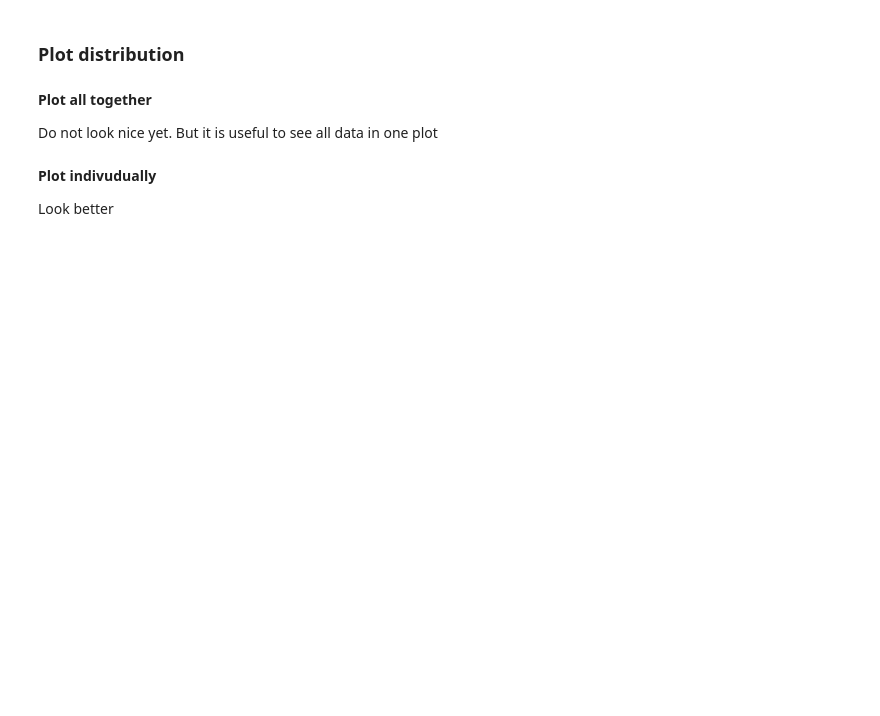
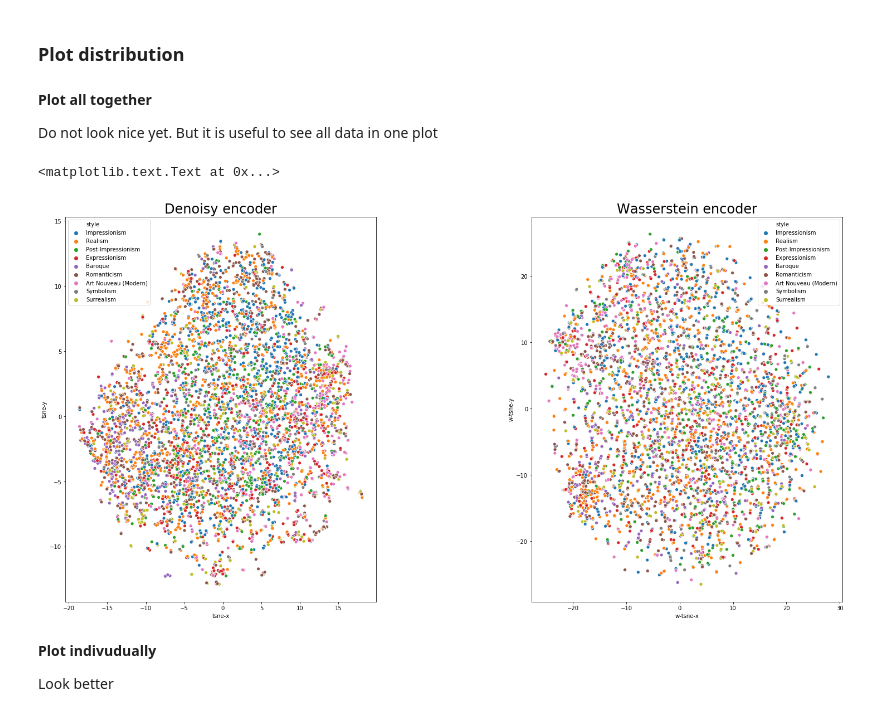
Before and after one commit to ignaciogatti/art-deep-learning, a Jupyter notebook: AVA-Autoencoder-embedding.ipynb, the cells around one changed output. Saved outputs shown, nothing was run; the diff lists cells and outputs as text; code cells hidden in the pictures; blank space fills up the shorter version.

Commit message:
Update images

```diff
--- a/AVA-Autoencoder-embedding.ipynb
+++ b/AVA-Autoencoder-embedding.ipynb
@@ -26,5 +33,5 @@ df_artworks.head()
 # %%
-df_sample = df_artworks.sample(n=10000)
+df_sample = df_artworks.sample(n=5000)
 # %%
 #Artwork codes
 
@@ -62,7 +88,7 @@ from sklearn.manifold import TSNE
 from sklearn.decomposition import PCA
 
 pca = PCA(n_components=100)
-tsne = TSNE(n_components=2, perplexity=10, n_iter=500)
+tsne = TSNE(n_components=2, perplexity=28, learning_rate=50, n_iter=500)
 # %% [markdown]
 Reduce dimensions to plot TSNE distribution. Because some approaches are high dimensional, first we do an approximation using PCA and the apply TSNE.
 # %%
@@ -93,25 +126,28 @@ Do not look nice yet. But it is useful to see all data in one plot
 # %%
 fig, ax =plt.subplots(1,2, figsize=(25,12))
 
 left   =  0.125  # the left side of the subplots of the figure
 right  =  0.9    # the right side of the subplots of the figure
 bottom =  0.1    # the bottom of the subplots of the figure
 top    =  0.9    # the top of the subplots of the figure
 wspace =  .5     # the amount of width reserved for blank space between subplots
 hspace =  1.1    # the amount of height reserved for white space between subplots
 
 # This function actually adjusts the sub plots using the above paramters
 plt.subplots_adjust(
     left    =  left,
     bottom  =  bottom,
     right   =  right,
     top     =  top,
     wspace  =  wspace,
     hspace  =  hspace
 )
-sns.scatterplot(x='tsne-x', y='tsne-y', hue='style', data=df_sample, ax=ax[0]).set_title('Denoisy encoder')
-sns.scatterplot(x='w-tsne-x', y='w-tsne-y', hue='style', data=df_sample, ax=ax[1]).set_title('Wasserstein encoder')
+sns.scatterplot(x='tsne-x', y='tsne-y', hue='style', data=df_sample, ax=ax[0]).set_title('Denoisy encoder', fontsize=24)
+sns.scatterplot(x='w-tsne-x', y='w-tsne-y', hue='style', data=df_sample, ax=ax[1]).set_title('Wasserstein encoder',fontsize=24)
 #sns.scatterplot(x='vgg19-tsne-x', y='vgg19-tsne-y', hue='style', data=df_sample, ax=ax[2]).set_title('VGG19 feature layer')
+# %% [output]
+<matplotlib.text.Text at 0x...>
+[figure, added]
 # %%
 fig.savefig('./image_result/tsne-analysis-together.jpg')
 # %% [markdown]
```
Also changed, not shown: parts of 8 cells of this notebook, 4 other files.
